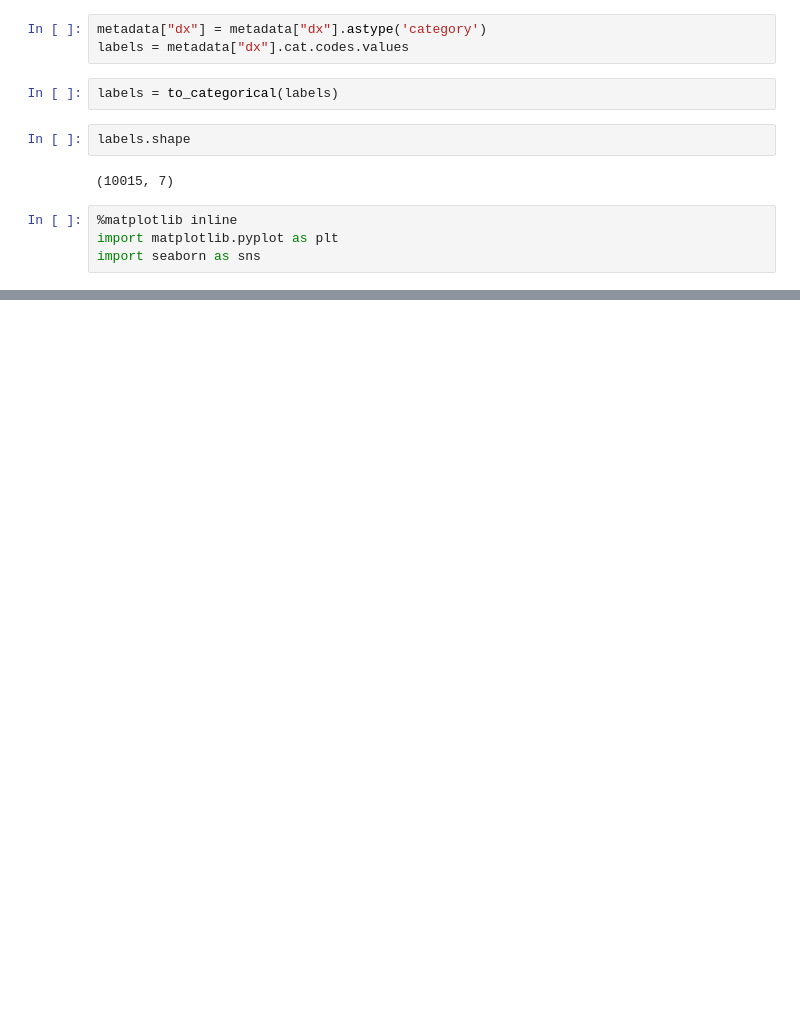
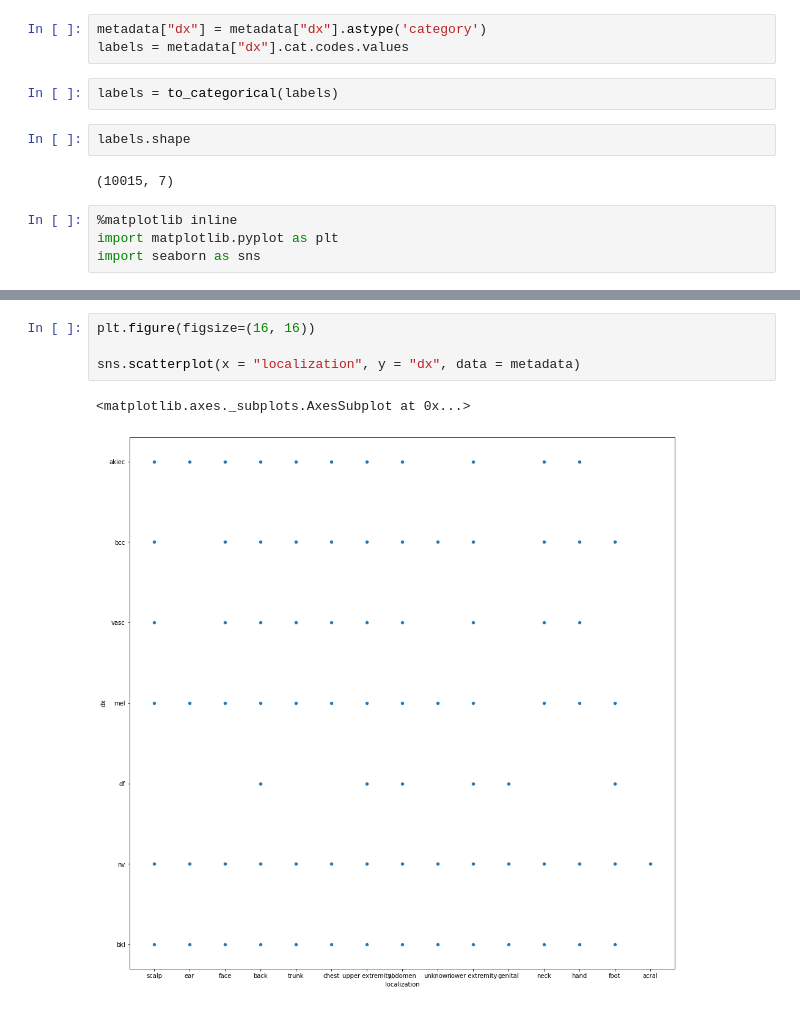
Before and after one commit to EbsHirani/SkinCancer, a Jupyter notebook: SkinCancer.ipynb, the cells around one changed output, grey strips where cells are left out. Drawn from its saved outputs; the diff is of its cells as text; blank space fills up the shorter version.

```diff
--- a/SkinCancer.ipynb
+++ b/SkinCancer.ipynb
@@ -115,3 +113,10 @@ image_arr.shape
+# %%
+plt.figure(figsize=(16, 16))
+
+sns.scatterplot(x = "localization", y = "dx", data = metadata)
+# %% [output]
+<matplotlib.axes._subplots.AxesSubplot at 0x...>
+[figure, added]
 # %%
 model = Sequential([
     BatchNormalization(input_shape=(64,64,3)),
```
Also changed, not shown: parts of 9 cells of this notebook.
